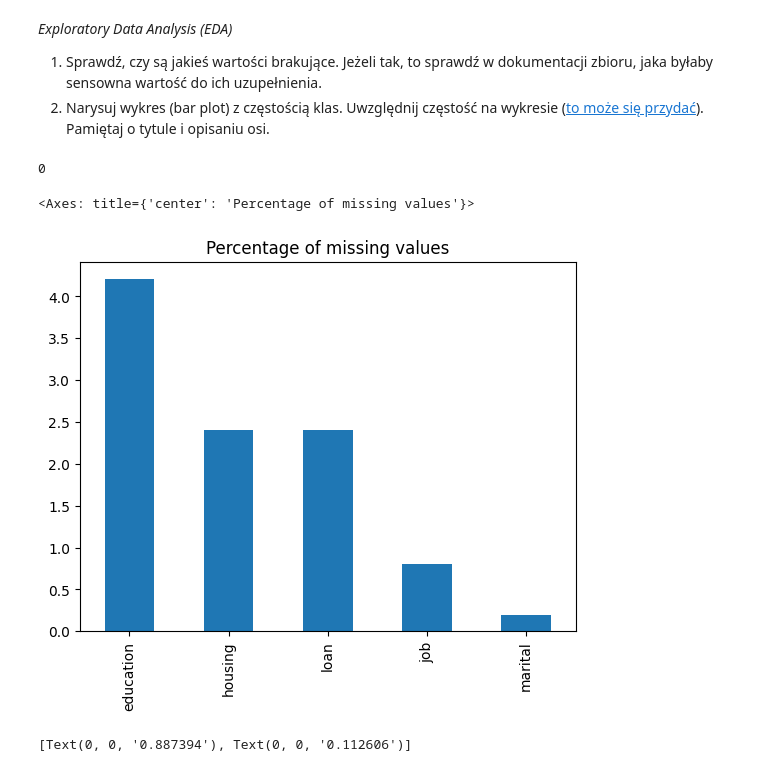
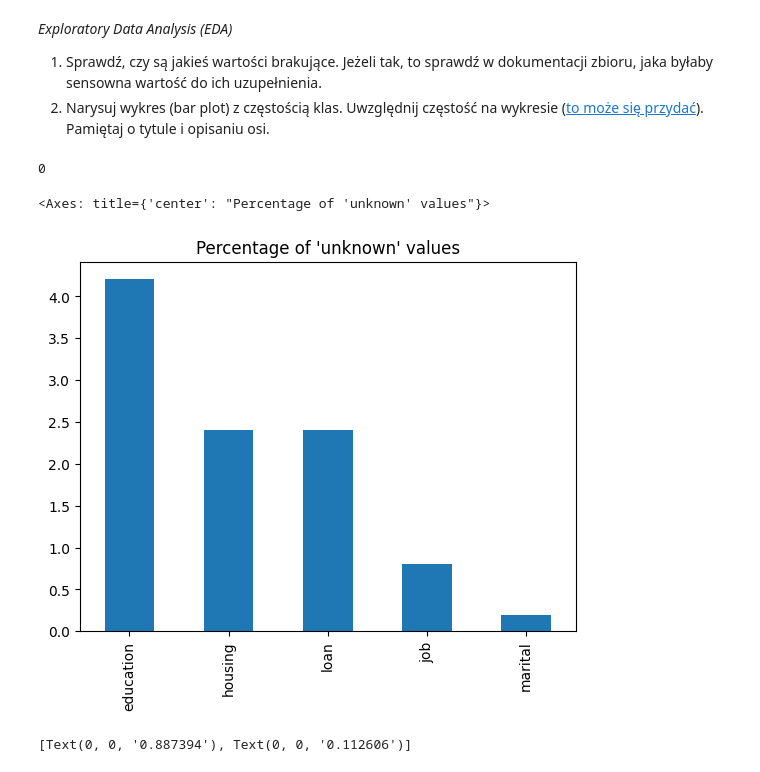
Before and after one commit to DEFALT314/sztuczna-inteligencja, a Jupyter notebook: lab1/lab_1.ipynb, the cells around one changed output. Saved outputs shown, nothing was run; the diff lists cells and outputs as text; code cells hidden in the pictures.

```diff
--- a/lab1/lab_1.ipynb
+++ b/lab1/lab_1.ipynb
@@ -1191,19 +1191,19 @@ y = y.astype({"y": np.int64})
 # %%
 print(df.isin([np.nan]).sum().sum())
 # Nie ma wartości NaN jedynie wartości "unknown"
 df_nan_and_unknown = (
-    df.isin(["unknown", np.nan]).sum()
+    df.isin(["unknown"]).sum()
     .div(len(df)).mul(100)
     .sort_values(ascending=False)
 )
 
 df_nan_and_unknown = df_nan_and_unknown[df_nan_and_unknown > 0]
 
-df_nan_and_unknown.plot.bar(title="Percentage of missing values")
+df_nan_and_unknown.plot.bar(title="Percentage of 'unknown' values")
 # %% [output]
 0
-<Axes: title={'center': 'Percentage of missing values'}>
+<Axes: title={'center': "Percentage of 'unknown' values"}>
-[figure, old version]
+[figure, new version]
 # %%
 ax = y.value_counts(normalize=True).plot.bar()
 ax.set_ylabel("Frequency")
```
